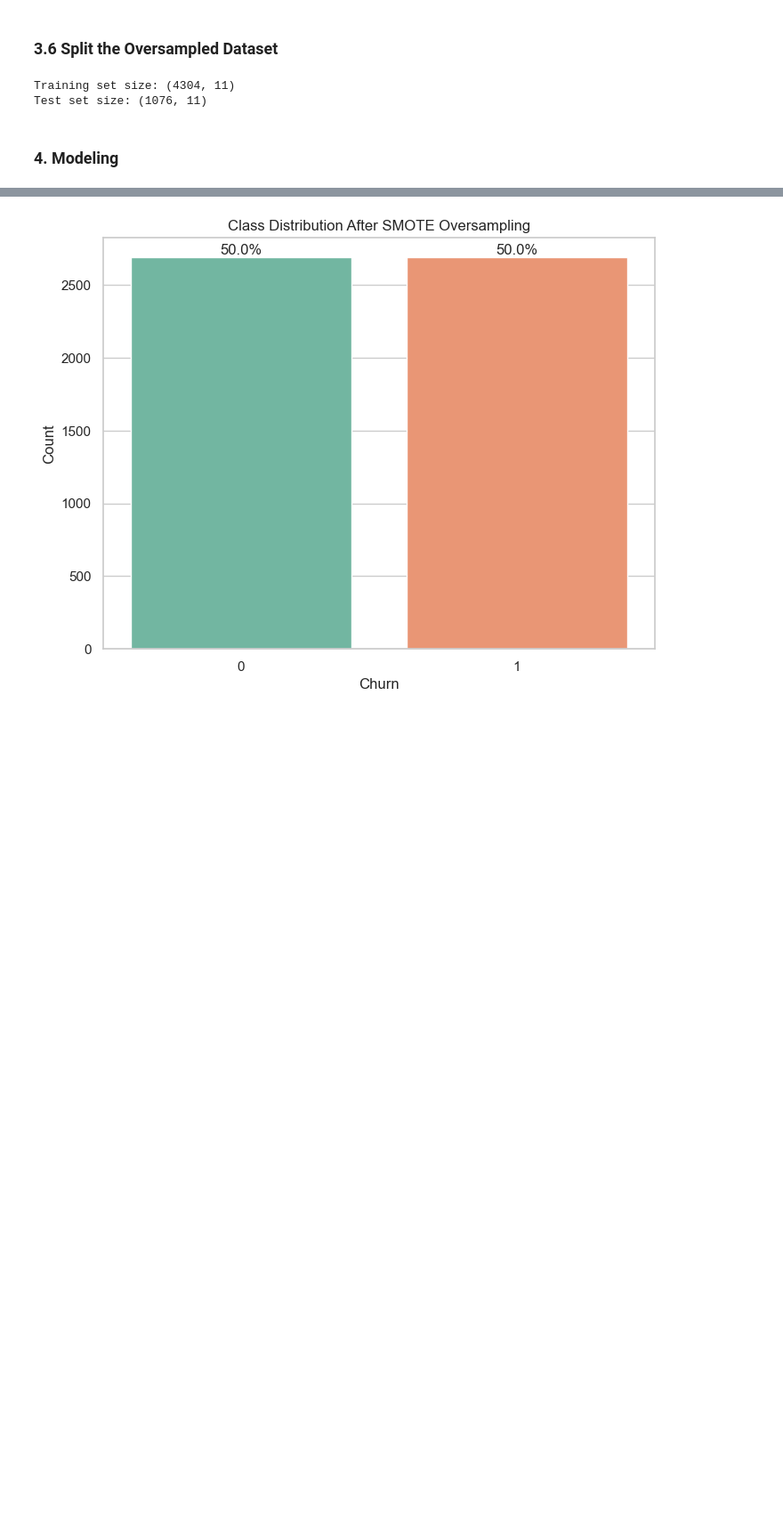
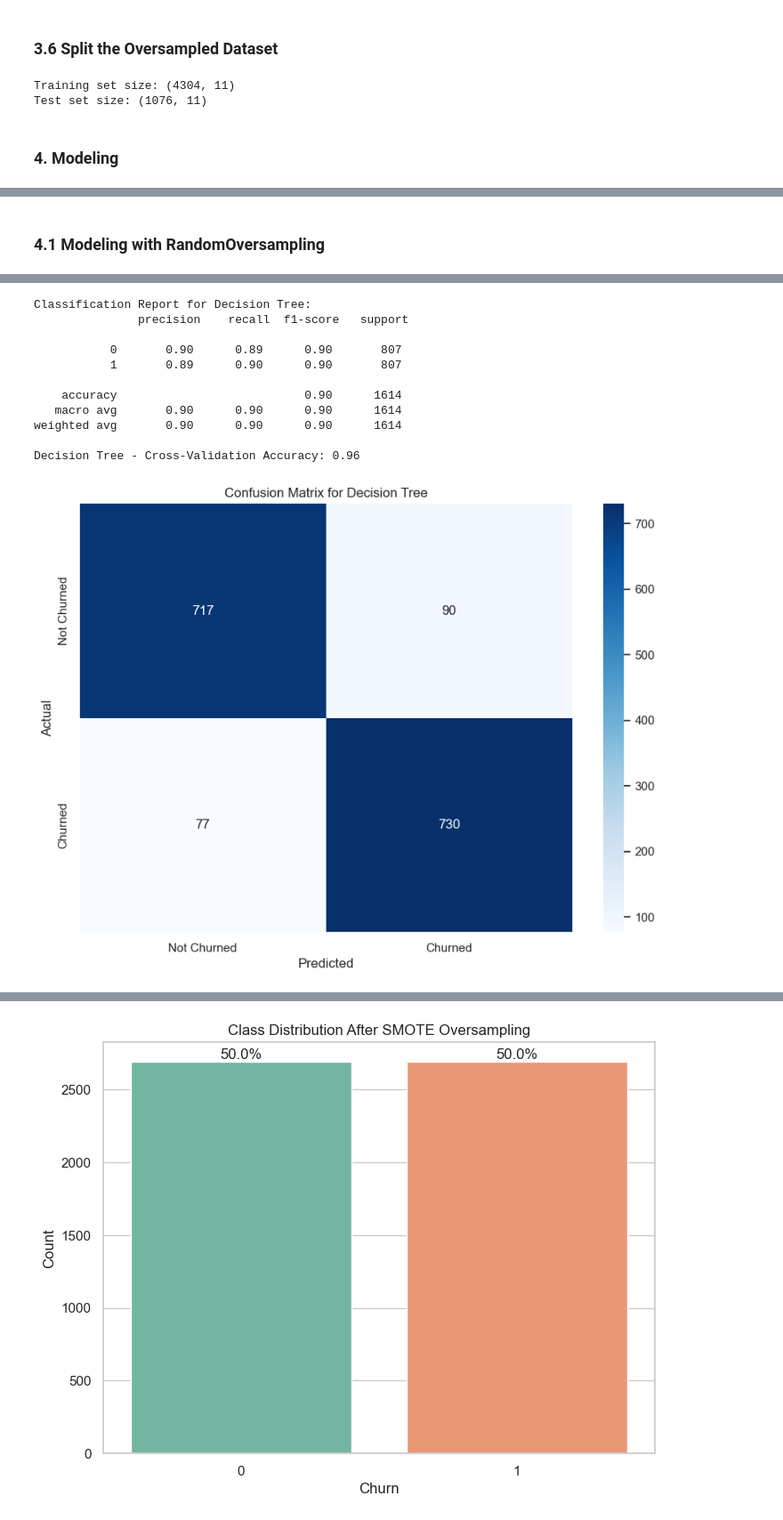
Before and after one commit to LEAN-96/Gym-Retention-Prediction, a Jupyter notebook: notebooks/gym_retention_prediction.ipynb, the cells around one changed output, grey strips where cells are left out. Shown at 89% size. Drawn from its saved outputs; the diff is of its cells as text; code cells hidden in the pictures; blank space fills up the shorter version.

Commit message:
Updated Modeling
Update Modeling and Visualization for performance comparison of the different algorithm

```diff
--- a/notebooks/gym_retention_prediction.ipynb
+++ b/notebooks/gym_retention_prediction.ipynb
@@ -1413,0 +1324,61 @@ XGBoost - Cross-Validation Accuracy: 0.97
+# %% [markdown]
+### 4.1 Modeling with RandomOversampling
+# %%
+import matplotlib.pyplot as plt
+import seaborn as sns
+from sklearn.linear_model import LogisticRegression
+from sklearn.tree import DecisionTreeClassifier
+from sklearn.ensemble import RandomForestClassifier
+from sklearn.svm import SVC
+from xgboost import XGBClassifier
+from sklearn.metrics import classification_report
+from sklearn.model_selection import cross_val_score
+import pandas as pd
+
+# Initialize models
+models = {
+    "Logistic Regression": LogisticRegression(),
+    "Decision Tree": DecisionTreeClassifier(),
+    "Random Forest": RandomForestClassifier(),
+    "SVM": SVC(),
+    "XGBoost": XGBClassifier()
+}
+
+# Store classification reports
+classification_reports = {}
+
+# Train and evaluate models
+for name, model in models.items():
+    model.fit(X_train, y_train)
+    y_pred = model.predict(X_test)
+
+    # Classification report
+    report = classification_report(y_test, y_pred, output_dict=True)
+    classification_reports[name] = report
+
+    # Print report
+    print(f"\nClassification Report for {name}:\n", classification_report(y_test, y_pred))
+
+    # Cross-validation
+    cv_scores_ros = cross_val_score(model, X_resampled, y_resampled, cv=5)
+    cross_val_results[name] = cv_scores_ros
+    print(f"{name} - Cross-Validation Accuracy: {cv_scores.mean():.2f}")
+
+    # Confusion matrix
+    cm = confusion_matrix(y_test, y_pred)
+    plt.figure(figsize=(10, 7))
+    sns.heatmap(cm, annot=True, fmt='d', cmap='Blues', xticklabels=['Not Churned', 'Churned'], yticklabels=['Not Churned', 'Churned'])
+    plt.title(f"Confusion Matrix for {name}")
+    plt.xlabel('Predicted')
+    plt.ylabel('Actual')
+    plt.show()
+
+    # Feature importance for tree-based models
+    if hasattr(model, 'feature_importances_'):
+        feature_importance = model.feature_importances_
+        sorted_idx = feature_importance.argsort()
+        plt.barh(df.columns[sorted_idx], feature_importance[sorted_idx])
+        plt.xlabel("Feature Importance")
+        plt.title(f"Feature Importance for {name}")
+        plt.show()
+# %% [output]
@@ -1413,0 +1397,12 @@ XGBoost - Cross-Validation Accuracy: 0.97
+Classification Report for Decision Tree:
+               precision    recall  f1-score   support
+
+           0       0.90      0.89      0.90       807
+           1       0.89      0.90      0.90       807
+
+    accuracy                           0.90      1614
+   macro avg       0.90      0.90      0.90      1614
+weighted avg       0.90      0.90      0.90      1614
+
+Decision Tree - Cross-Validation Accuracy: 0.96
+[figure, added]
```
Also changed, not shown: parts of 19 cells of this notebook.
